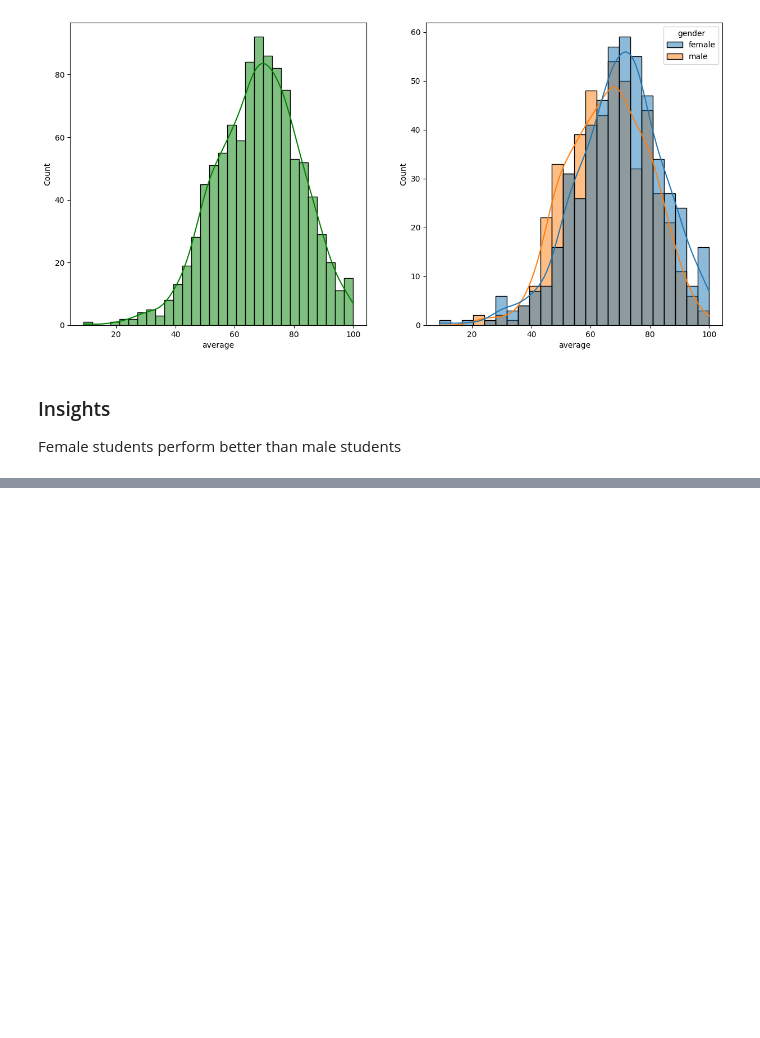
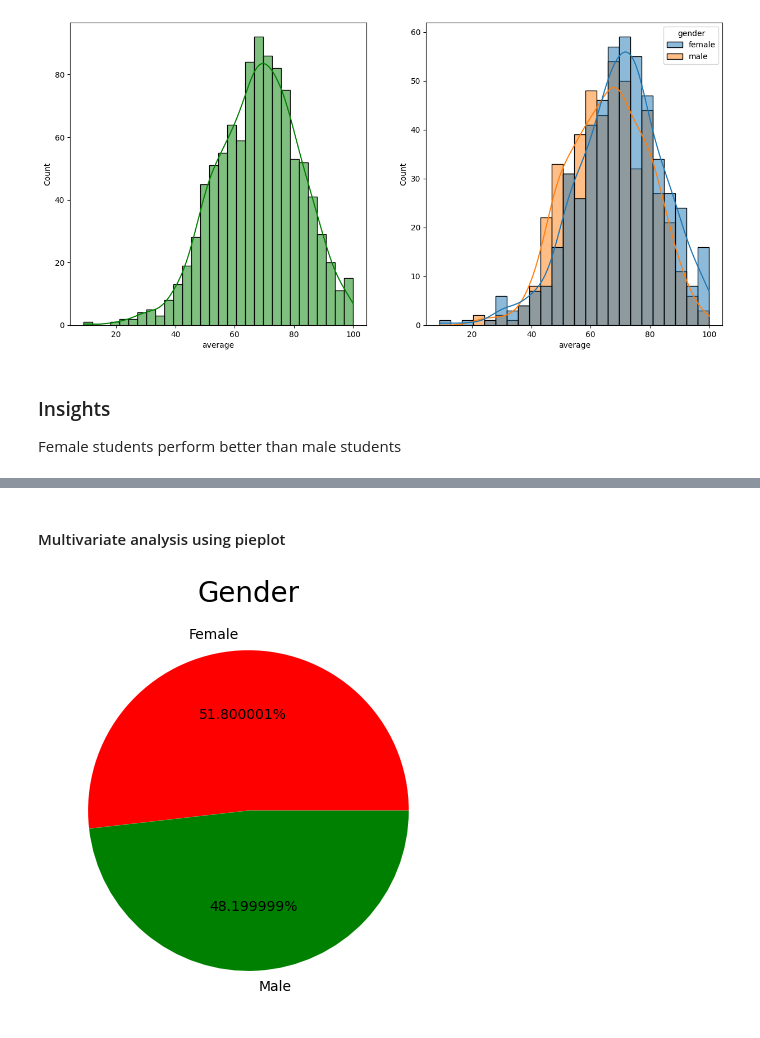
Before and after one commit to Fayezkhan1/mlproject, a Jupyter notebook: notebook/EDA_Student_Perfomance.ipynb, the cells around one changed output, grey strips where cells are left out. Saved outputs shown, nothing was run; the diff lists cells and outputs as text; code cells hidden in the pictures; blank space fills up the shorter version.

```diff
--- a/notebook/EDA_Student_Perfomance.ipynb
+++ b/notebook/EDA_Student_Perfomance.ipynb
@@ -183,0 +215,16 @@ Female students perform better than male students
+# %% [markdown]
+#### Multivariate analysis using pieplot
+# %%
+plt.rcParams['figure.figsize']=(30,12)
+
+plt.subplot(1,5,1)
+size=df['gender'].value_counts()
+labels='Female','Male'
+color=['red','green']
+
+plt.pie(size,colors=color,labels=labels,autopct='%2f%%')
+plt.title('Gender',fontsize=20)
+plt.axis('off')
+plt.show()
+# %% [output]
+[figure, added]
```
Also changed, not shown: parts of 4 cells of this notebook, 5 other files.
